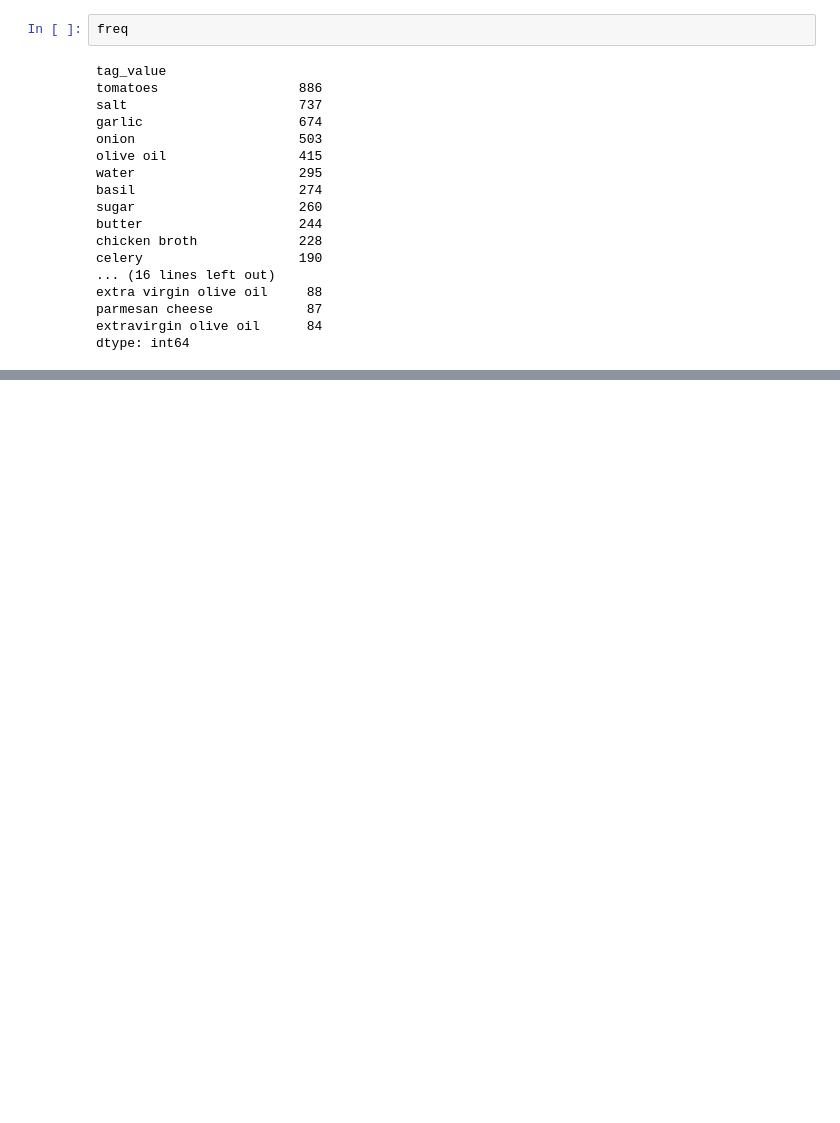
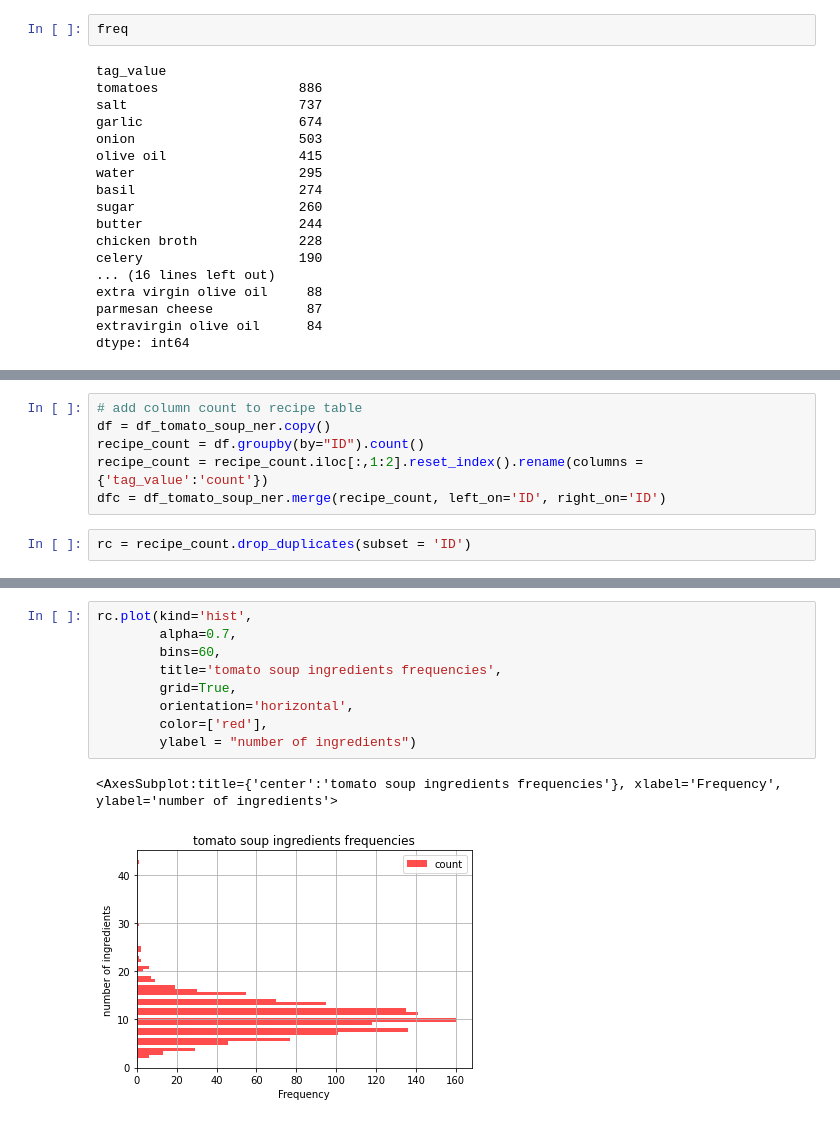
Before and after one commit to fenna/ingredient_landscape, a Jupyter notebook: EDA3.ipynb, the cells around one changed output, grey strips where cells are left out. Saved outputs shown, nothing was run; the diff lists cells and outputs as text; blank space fills up the shorter version.

```diff
--- a/EDA3.ipynb
+++ b/EDA3.ipynb
@@ -91,0 +101,8 @@ freq.plot(kind="bar", title = "ingredient frequencies of tomato soup");
+# %%
+# add column count to recipe table
+df = df_tomato_soup_ner.copy()
+recipe_count = df.groupby(by="ID").count()
+recipe_count = recipe_count.iloc[:,1:2].reset_index().rename(columns = {'tag_value':'count'})
+dfc = df_tomato_soup_ner.merge(recipe_count, left_on='ID', right_on='ID')
+# %%
+rc = recipe_count.drop_duplicates(subset = 'ID')
@@ -91,0 +121,12 @@ freq.plot(kind="bar", title = "ingredient frequencies of tomato soup");
+# %%
+rc.plot(kind='hist',
+        alpha=0.7,
+        bins=60,
+        title='tomato soup ingredients frequencies',
+        grid=True,
+        orientation='horizontal',
+        color=['red'],
+        ylabel = "number of ingredients")
+# %% [output]
+<AxesSubplot:title={'center':'tomato soup ingredients frequencies'}, xlabel='Frequency', ylabel='number of ingredients'>
+[figure, added]
```
Also changed, not shown: parts of 5 cells of this notebook.
